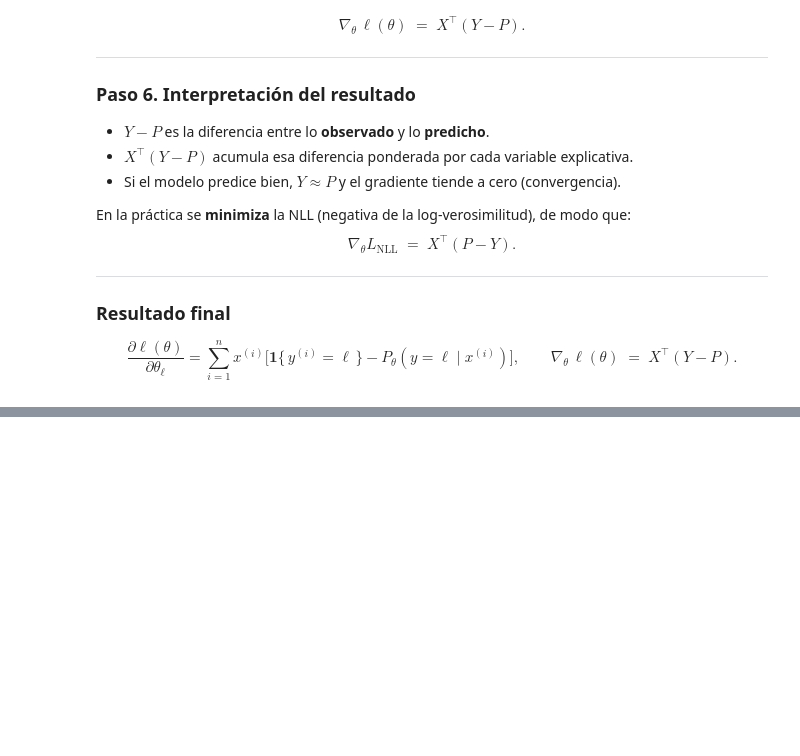
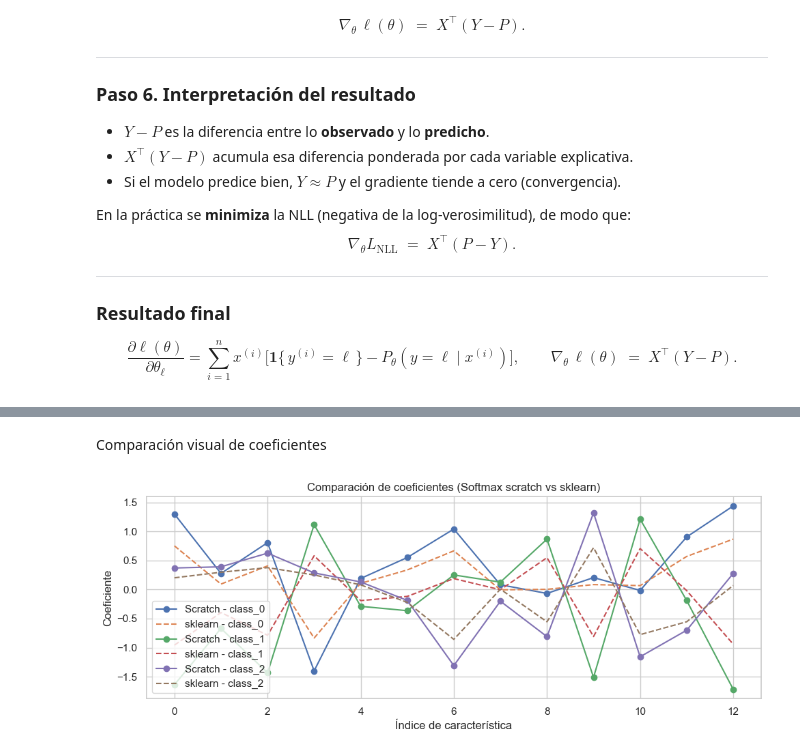
Before and after one commit to WilderSr99/ENEI-2025-ML1-Tarea2, a Jupyter notebook: src/ParteC_Logistic_Softmax.ipynb, the cells around one changed output, grey strips where cells are left out. Cells and saved outputs as stored; diff of their text form; code cells hidden in the pictures; blank space fills up the shorter version.

```diff
--- a/src/ParteC_Logistic_Softmax.ipynb
+++ b/src/ParteC_Logistic_Softmax.ipynb
@@ -175,0 +330,20 @@ $$
+# %% [markdown]
+Comparación visual de coeficientes
+# %%
+# --- Celda 6: Comparación de coeficientes entre scratch y sklearn
+W_scratch = W[1:, :]     # sin bias
+W_skl = lr_skl.coef_.T   # transpuesta para coincidir en forma
+
+plt.figure(figsize=(10,4))
+for k, cls in enumerate(class_names):
+    plt.plot(W_scratch[:, k], label=f"Scratch - {cls}", marker="o")
+    plt.plot(W_skl[:, k], '--', label=f"sklearn - {cls}")
+plt.legend()
+plt.title("Comparación de coeficientes (Softmax scratch vs sklearn)")
+plt.xlabel("Índice de característica")
+plt.ylabel("Coeficiente")
+plt.tight_layout()
+plt.savefig("../report/figuras/comparacion_coeficientes.png", dpi=150)
+plt.show()
+# %% [output]
+[figure, added]
```
Also changed, not shown: parts of 15 cells of this notebook, 6 other files.
